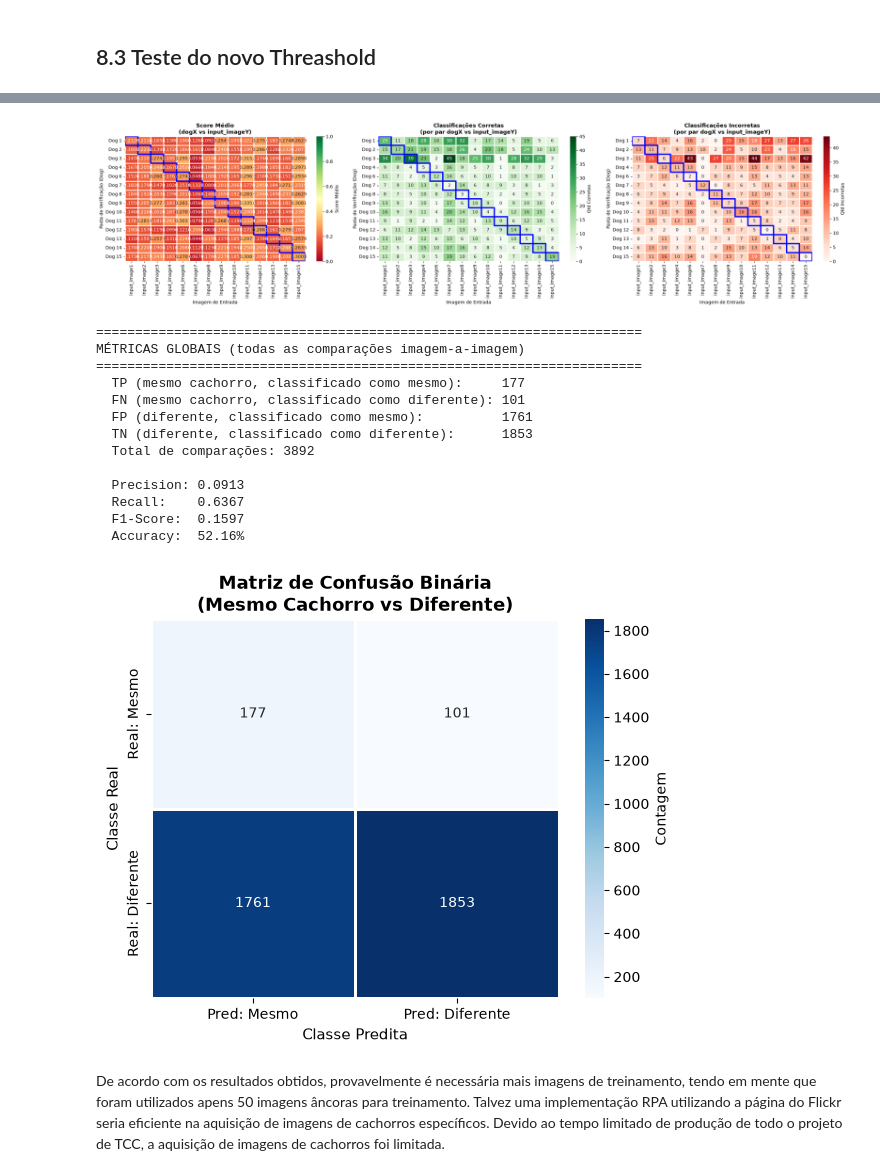
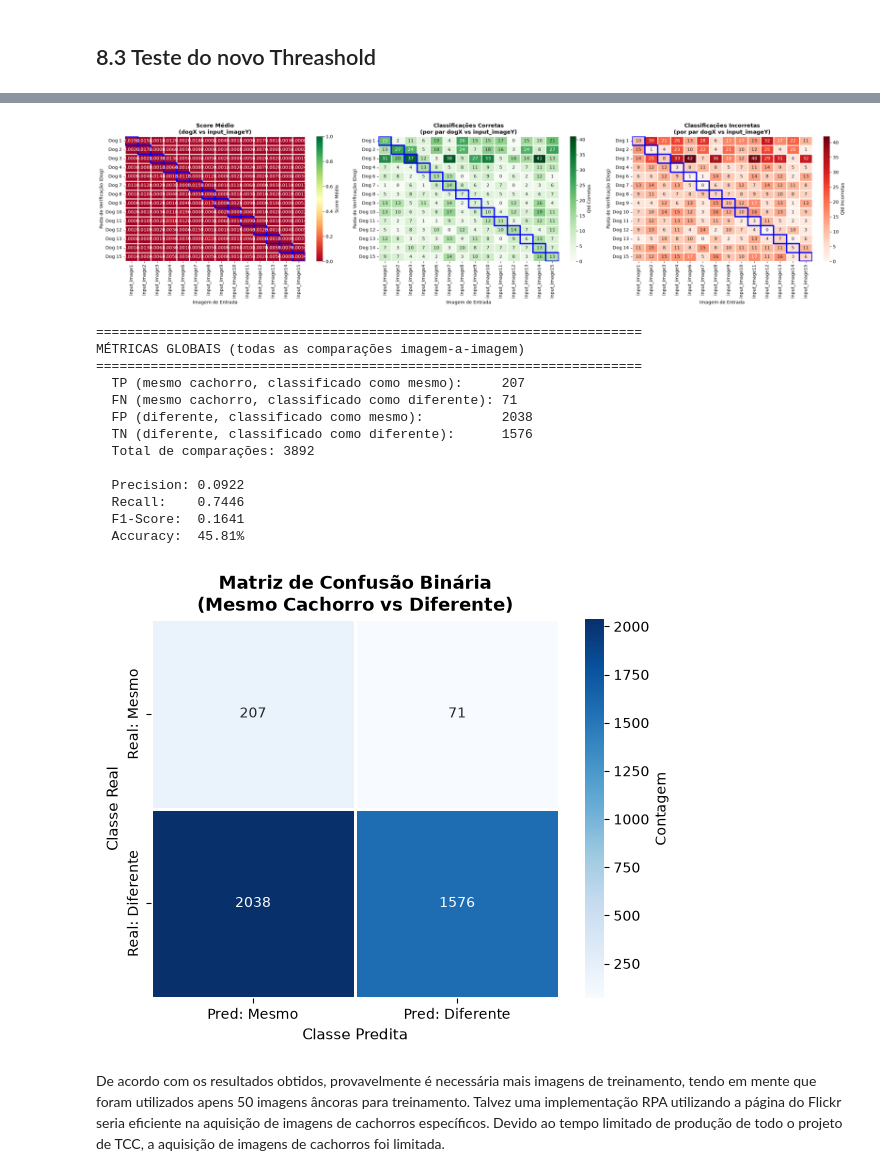
Before and after one commit to MrArthurP/Pet-Recognition, a Jupyter notebook: python/Inteligencia_Artificial/Reconhecimento_Multiplos_Pets_NoteBook.ipynb, the cells around one changed output, grey strips where cells are left out. Drawn from its saved outputs; the diff is of its cells as text; code cells hidden in the pictures.

Commit message:
Treino de siamese_model_11 com 11669 imagens negativas - modelo desequilibrado

```diff
--- a/python/Inteligencia_Artificial/Reconhecimento_Multiplos_Pets_NoteBook.ipynb
+++ b/python/Inteligencia_Artificial/Reconhecimento_Multiplos_Pets_NoteBook.ipynb
@@ -2665,8 +2652,8 @@ Threshold ótimo:  0.1910 → TPR=0.6367, FPR=0.4867
 # %% [markdown]
 ## 8.3 Teste do novo Threashold
 # %%
-detalhes = matriz_confusao_detalhada(resultados, detection_threshold=0.1910)
-metricas = metricas_globais(resultados, detection_threshold=0.1910)
+detalhes = matriz_confusao_detalhada(resultados, detection_threshold=0.0004)
+metricas = metricas_globais(resultados, detection_threshold=0.0004)
 # %% [output]
 ======================================================================
 MATRIZ DE CONFUSÃO DETALHADA
@@ -2688,18 +2675,18 @@ TOTAL                                                        2030/3892       186
-[figure, old version]
+[figure, new version]
 ======================================================================
 MÉTRICAS GLOBAIS (todas as comparações imagem-a-imagem)
 ======================================================================
-  TP (mesmo cachorro, classificado como mesmo):     177
-  FN (mesmo cachorro, classificado como diferente): 101
-  FP (diferente, classificado como mesmo):          1761
-  TN (diferente, classificado como diferente):      1853
+  TP (mesmo cachorro, classificado como mesmo):     207
+  FN (mesmo cachorro, classificado como diferente): 71
+  FP (diferente, classificado como mesmo):          2038
+  TN (diferente, classificado como diferente):      1576
   Total de comparações: 3892
 
-  Precision: 0.0913
-  Recall:    0.6367
-  F1-Score:  0.1597
-  Accuracy:  52.16%
+  Precision: 0.0922
+  Recall:    0.7446
+  F1-Score:  0.1641
+  Accuracy:  45.81%
-[figure, old version]
+[figure, new version]
 # %% [markdown]
 De acordo com os resultados obtidos, provavelmente é necessária mais imagens de treinamento, tendo em mente que foram utilizados apens 50 imagens âncoras para treinamento. Talvez uma implementação RPA utilizando a página do Flickr seria eficiente na aquisição de imagens de cachorros específicos. Devido ao tempo limitado de produção de todo o projeto de TCC, a aquisição de imagens de cachorros foi limitada.
 # %% [markdown]
```
Also changed, not shown: parts of 22 cells of this notebook.
